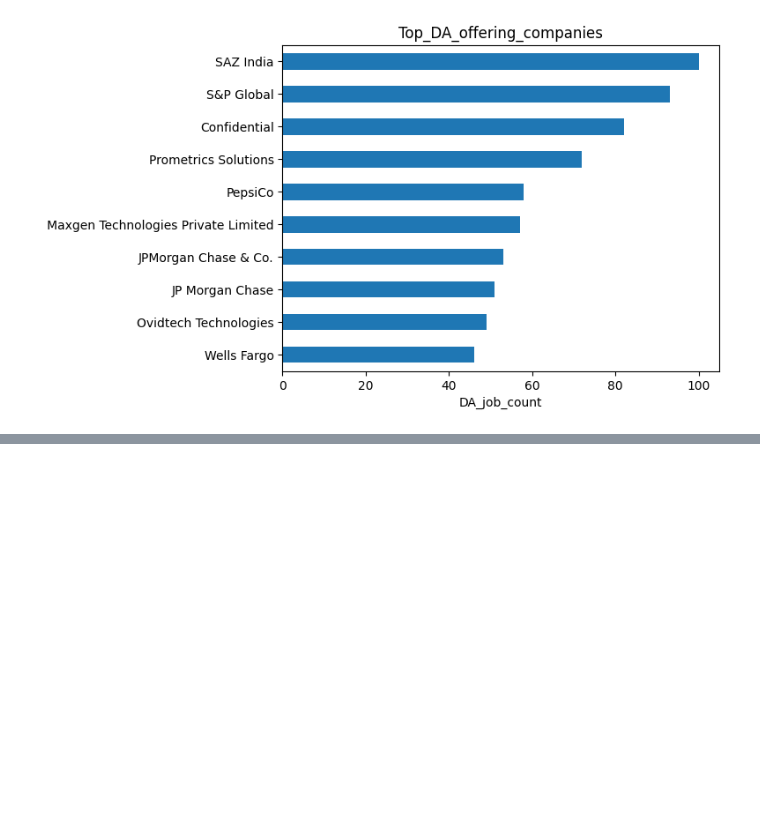
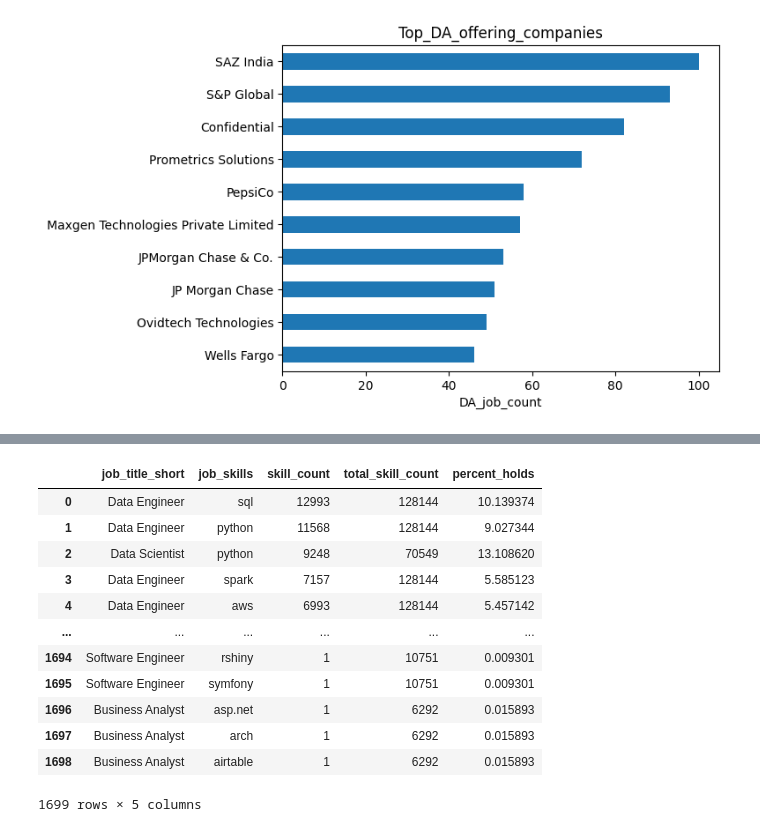
Before and after one commit to Mugundh97B/datajobs_da, a Jupyter notebook: pr1.ipynb, the cells around one changed output, grey strips where cells are left out. Drawn from its saved outputs; the diff is of its cells as text; code cells hidden in the pictures; blank space fills up the shorter version.

```diff
--- a/pr1.ipynb
+++ b/pr1.ipynb
@@ -124,0 +246,18 @@ plt.show()
+# %%
+skill_percent = df_ind_exp.merge(df_ind_skills, how='left', on='job_title_short')
+skill_percent['percent_holds'] = 100 * skill_percent['skill_count']/skill_percent['total_skill_count']
+skill_percent
+# %% [output]
+|  | job_title_short | job_skills | skill_count | total_skill_count | percent_holds |
+| 0 | Data Engineer | sql | 12993 | 128144 | 10.139374 |
+| 1 | Data Engineer | python | 11568 | 128144 | 9.027344 |
+| 2 | Data Scientist | python | 9248 | 70549 | 13.108620 |
+| 3 | Data Engineer | spark | 7157 | 128144 | 5.585123 |
+| 4 | Data Engineer | aws | 6993 | 128144 | 5.457142 |
+| ... | ... | ... | ... | ... | ... |
+| 1694 | Software Engineer | rshiny | 1 | 10751 | 0.009301 |
+| 1695 | Software Engineer | symfony | 1 | 10751 | 0.009301 |
+| 1696 | Business Analyst | asp.net | 1 | 6292 | 0.015893 |
+| 1697 | Business Analyst | arch | 1 | 6292 | 0.015893 |
+| 1698 | Business Analyst | airtable | 1 | 6292 | 0.015893 |
+1699 rows × 5 columns
```
Also changed, not shown: parts of 17 cells of this notebook, 5 other files.
